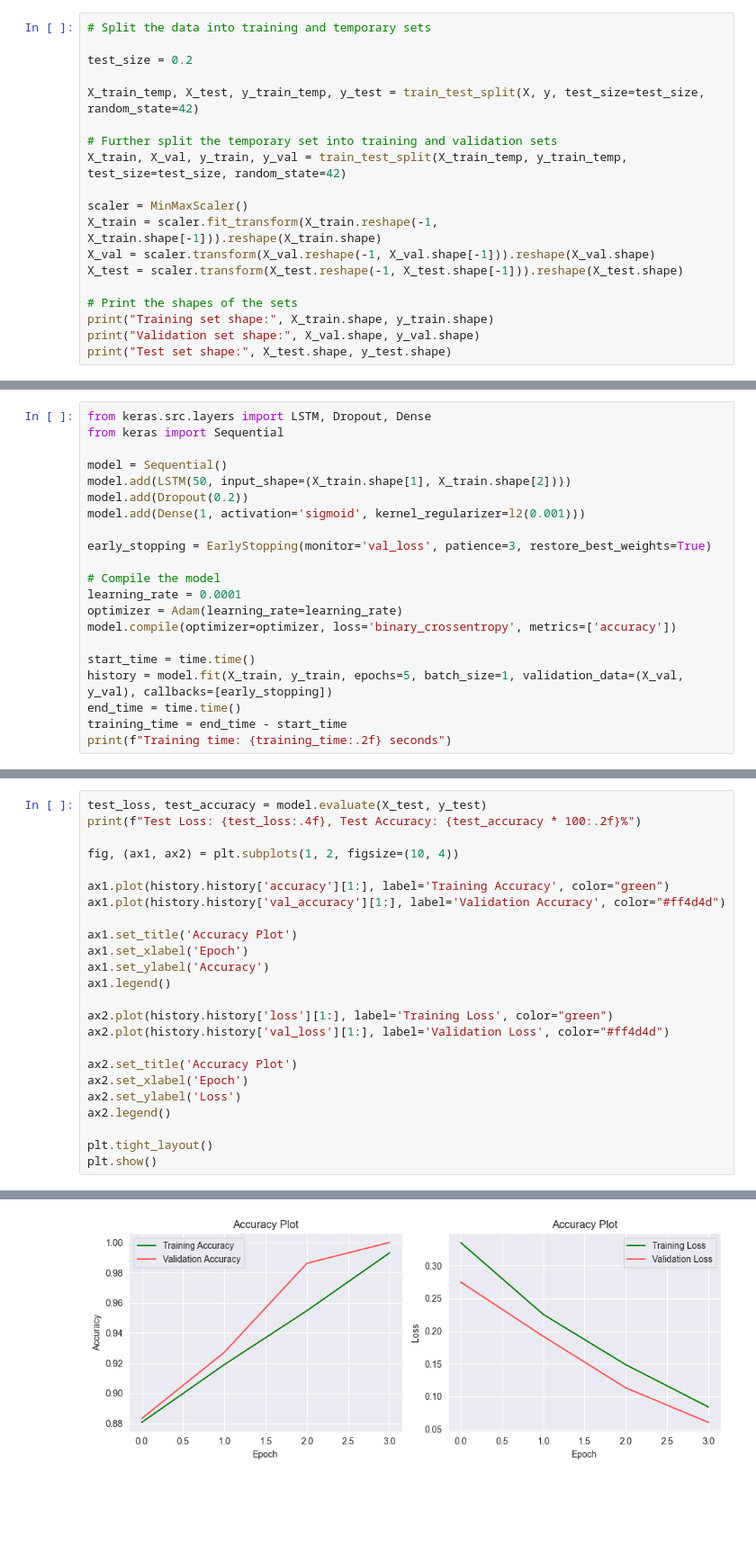
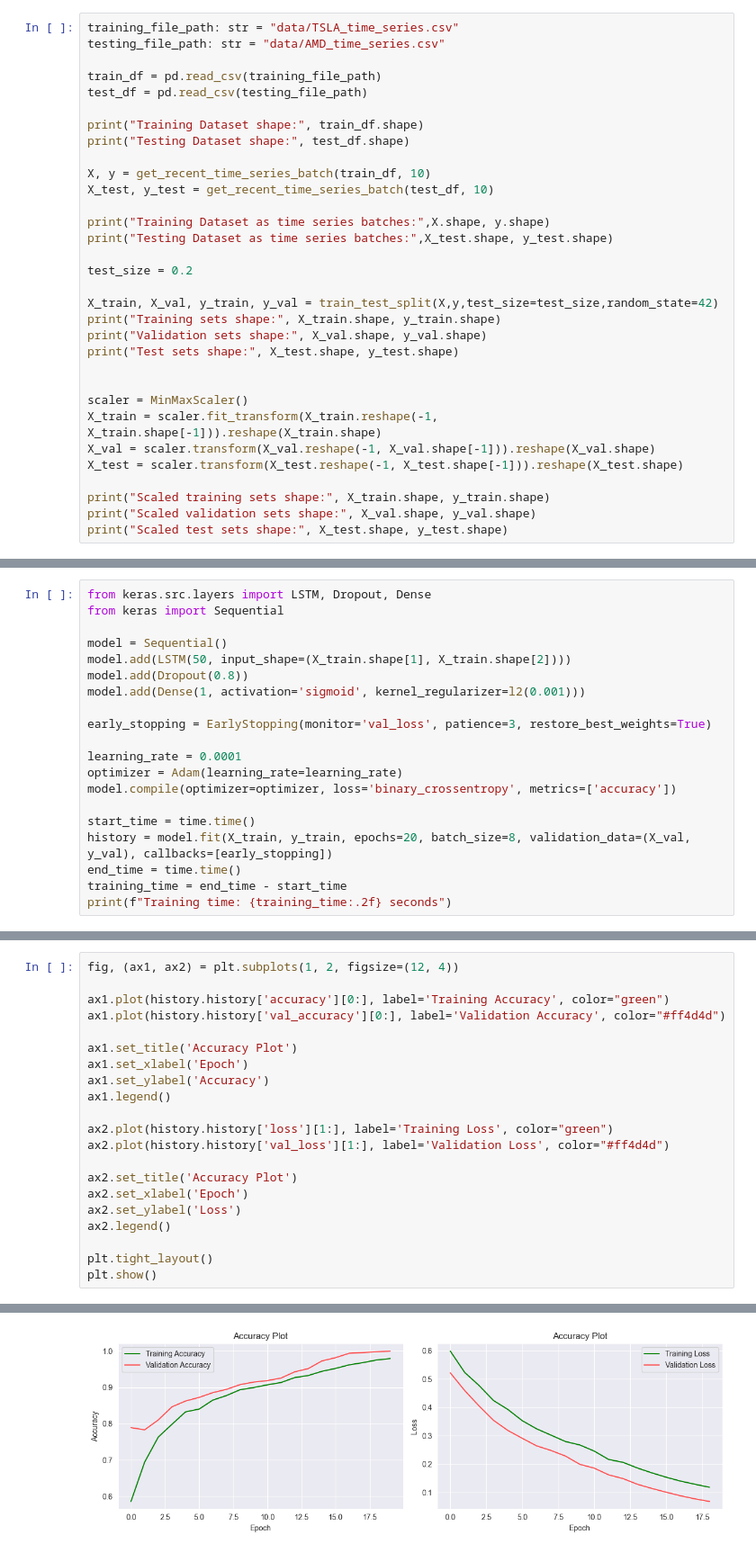
Before and after one commit to MauritzHaekli/stock-trend-predictor, a Jupyter notebook: stock_trend_predictor.ipynb, the cells around one changed output, grey strips where cells are left out. Shown at 90% size. Saved outputs shown, nothing was run; the diff lists cells and outputs as text; blank space fills up the shorter version.

```diff
--- a/stock_trend_predictor.ipynb
+++ b/stock_trend_predictor.ipynb
@@ -61,20 +38,33 @@ X.shape, y.shape
 # %%
-# Split the data into training and temporary sets
+training_file_path: str = "data/TSLA_time_series.csv"
+testing_file_path: str = "data/AMD_time_series.csv"
+
+train_df = pd.read_csv(training_file_path)
+test_df = pd.read_csv(testing_file_path)
+
+print("Training Dataset shape:", train_df.shape)
+print("Testing Dataset shape:", test_df.shape)
+
+X, y = get_recent_time_series_batch(train_df, 10)
+X_test, y_test = get_recent_time_series_batch(test_df, 10)
+
+print("Training Dataset as time series batches:",X.shape, y.shape)
+print("Testing Dataset as time series batches:",X_test.shape, y_test.shape)
 
 test_size = 0.2
 
-X_train_temp, X_test, y_train_temp, y_test = train_test_split(X, y, test_size=test_size, random_state=42)
+X_train, X_val, y_train, y_val = train_test_split(X,y,test_size=test_size,random_state=42)
+print("Training sets shape:", X_train.shape, y_train.shape)
+print("Validation sets shape:", X_val.shape, y_val.shape)
+print("Test sets shape:", X_test.shape, y_test.shape)
 
-# Further split the temporary set into training and validation sets
-X_train, X_val, y_train, y_val = train_test_split(X_train_temp, y_train_temp, test_size=test_size, random_state=42)
 
 scaler = MinMaxScaler()
 X_train = scaler.fit_transform(X_train.reshape(-1, X_train.shape[-1])).reshape(X_train.shape)
 X_val = scaler.transform(X_val.reshape(-1, X_val.shape[-1])).reshape(X_val.shape)
 X_test = scaler.transform(X_test.reshape(-1, X_test.shape[-1])).reshape(X_test.shape)
 
-# Print the shapes of the sets
-print("Training set shape:", X_train.shape, y_train.shape)
-print("Validation set shape:", X_val.shape, y_val.shape)
-print("Test set shape:", X_test.shape, y_test.shape)
+print("Scaled training sets shape:", X_train.shape, y_train.shape)
+print("Scaled validation sets shape:", X_val.shape, y_val.shape)
+print("Scaled test sets shape:", X_test.shape, y_test.shape)
 # %% [output]
@@ -87,18 +84,17 @@ from keras import Sequential
 
 model = Sequential()
 model.add(LSTM(50, input_shape=(X_train.shape[1], X_train.shape[2])))
-model.add(Dropout(0.2))
+model.add(Dropout(0.8))
 model.add(Dense(1, activation='sigmoid', kernel_regularizer=l2(0.001)))
 
 early_stopping = EarlyStopping(monitor='val_loss', patience=3, restore_best_weights=True)
 
-# Compile the model
 learning_rate = 0.0001
 optimizer = Adam(learning_rate=learning_rate)
 model.compile(optimizer=optimizer, loss='binary_crossentropy', metrics=['accuracy'])
 
 start_time = time.time()
-history = model.fit(X_train, y_train, epochs=5, batch_size=1, validation_data=(X_val, y_val), callbacks=[early_stopping])
+history = model.fit(X_train, y_train, epochs=20, batch_size=8, validation_data=(X_val, y_val), callbacks=[early_stopping])
 end_time = time.time()
 training_time = end_time - start_time
 print(f"Training time: {training_time:.2f} seconds")
@@ -117,11 +119,8 @@ Training time: 49.07 seconds
 # %%
-test_loss, test_accuracy = model.evaluate(X_test, y_test)
-print(f"Test Loss: {test_loss:.4f}, Test Accuracy: {test_accuracy * 100:.2f}%")
+fig, (ax1, ax2) = plt.subplots(1, 2, figsize=(12, 4))
 
-fig, (ax1, ax2) = plt.subplots(1, 2, figsize=(10, 4))
-
-ax1.plot(history.history['accuracy'][1:], label='Training Accuracy', color="green")
-ax1.plot(history.history['val_accuracy'][1:], label='Validation Accuracy', color="#ff4d4d")
+ax1.plot(history.history['accuracy'][0:], label='Training Accuracy', color="green")
+ax1.plot(history.history['val_accuracy'][0:], label='Validation Accuracy', color="#ff4d4d")
 
 ax1.set_title('Accuracy Plot')
 ax1.set_xlabel('Epoch')
@@ -144 +141 @@ Test Loss: 0.0625, Test Accuracy: 100.00%
-[figure, old version]
+[figure, new version]
```
Also changed, not shown: parts of 8 cells of this notebook, 4 other files.
